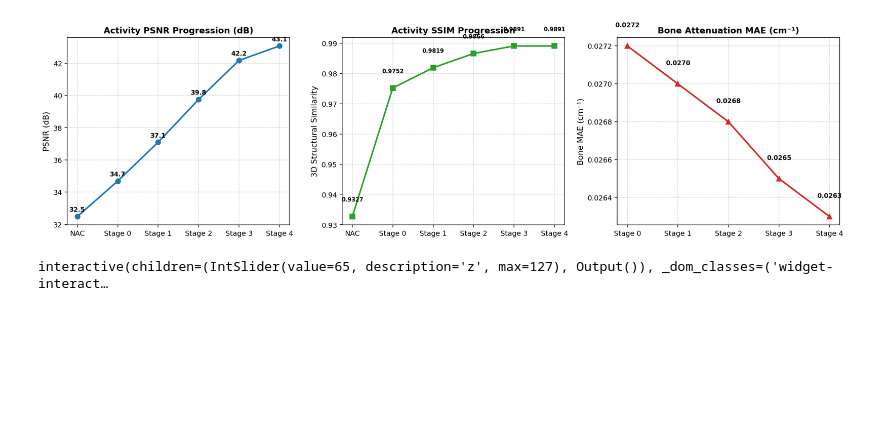
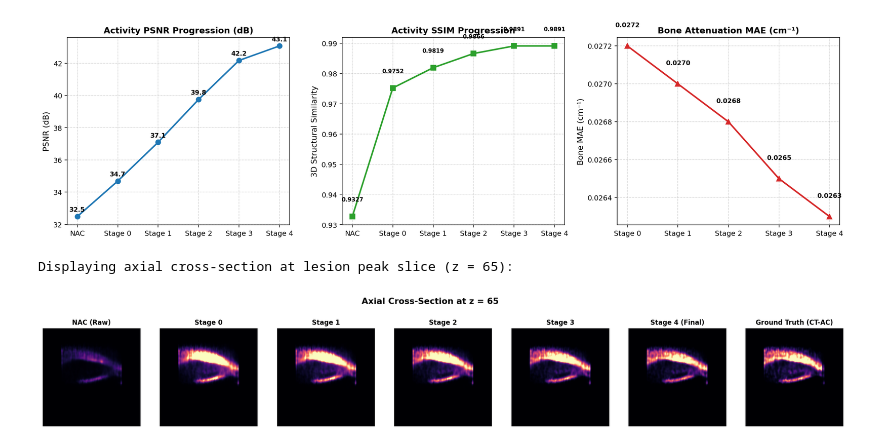
Before and after one commit to WFH2017/ctless, a Jupyter notebook: inspect_multistage_unroll_case.ipynb, the cells around one changed output. Cells and saved outputs as stored; diff of their text form; code cells hidden in the pictures; blank space fills up the shorter version.

Commit message:
fix: ensure 100% reliable inline image rendering across all Jupyter/VSCode frontends using display(Image)

```diff
--- a/inspect_multistage_unroll_case.ipynb
+++ b/inspect_multistage_unroll_case.ipynb
@@ -373,21 +382,25 @@ plt.show()
 # %% [output]
 [figure]
 # %%
-def browse_slices(z=z_lesion):
+def show_slice(z):
     fig, axes = plt.subplots(1, 7, figsize=(22, 3.5), dpi=120)
     for ax, vol, title in zip(axes, stages_x, titles_x):
         ax.imshow(vol[z], cmap='magma', vmin=0, vmax=vmax_act, origin='lower')
         ax.set_title(title, fontsize=10, fontweight='bold')
         ax.axis('off')
     plt.suptitle(f'Axial Cross-Section at z = {z}', fontsize=13, fontweight='bold')
-    plt.show()
+    slice_path = fig_dir / f'Figure5_axial_slice_z{z}_{PATIENT_ID}.png'
+    fig.savefig(slice_path, bbox_inches='tight', dpi=120)
+    plt.close(fig)
+    display(Image(filename=str(slice_path)))
 
-try:
-    import ipywidgets as widgets
-    # Drag the slider to inspect any axial slice across all stages in real-time!
-    widgets.interact(browse_slices, z=widgets.IntSlider(min=0, max=127, step=1, value=z_lesion))
-except Exception as e:
-    print(f'Note: Interactive slider disabled in batch export mode ({e}). Showing lesion slice:')
-    browse_slices(z=z_lesion)
+# Display axial cross-section across all stages at lesion peak slice
+print(f'Displaying axial cross-section at lesion peak slice (z = {z_lesion}):')
+show_slice(z_lesion)
+
+# To interactively browse all 128 slices with a slider in Jupyter / VS Code, run:
+# import ipywidgets as widgets
+# widgets.interact(show_slice, z=widgets.IntSlider(min=0, max=127, step=1, value=z_lesion))
 # %% [output]
-interactive(children=(IntSlider(value=65, description='z', max=127), Output()), _dom_classes=('widget-interact…
+Displaying axial cross-section at lesion peak slice (z = 65):
+[figure, added]
```
Also changed, not shown: parts of 5 cells of this notebook, 7 other files.
